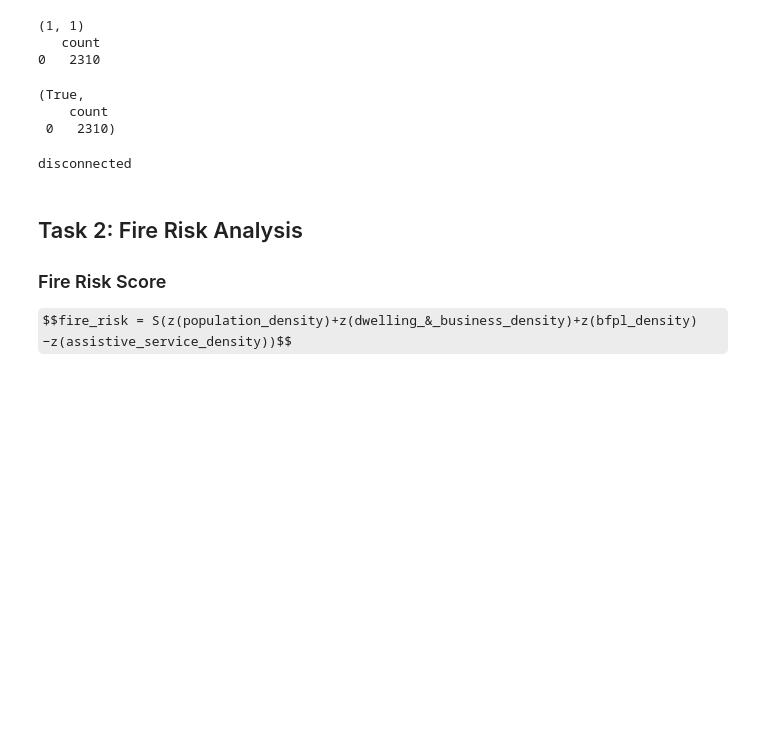
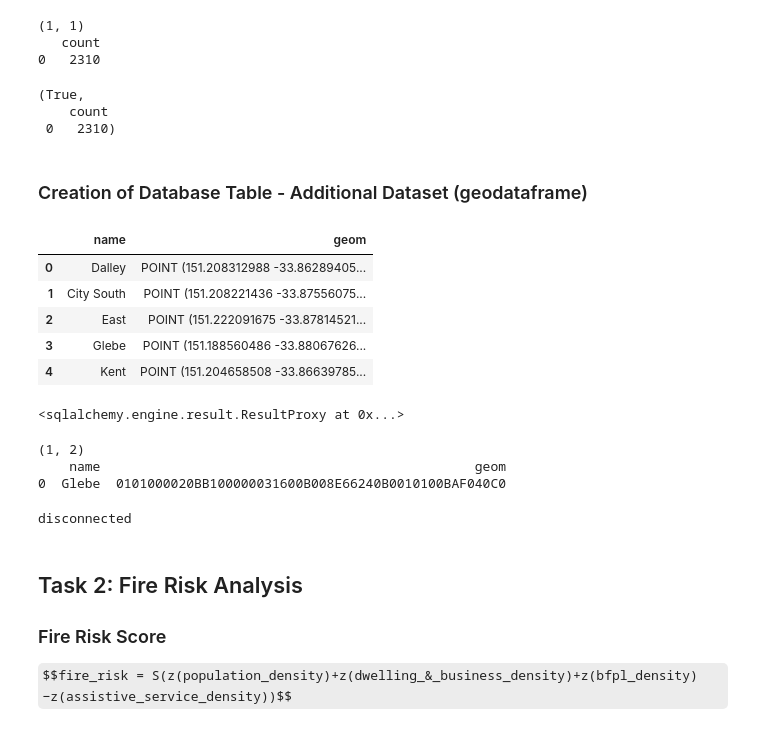
Before and after one commit to ew92/data2001_project, a Jupyter notebook: main.ipynb, the cells around one changed output. Saved outputs shown, nothing was run; the diff lists cells and outputs as text; code cells hidden in the pictures; some formulas as TeX source; blank space fills up the shorter version.

```diff
--- a/main.ipynb
+++ b/main.ipynb
@@ -653,3 +719,31 @@ LIMIT 1;""")
 (True,
     count
  0   2310)
+# %% [markdown]
+### Creation of Database Table - Additional Dataset (geodataframe)
+# %%
+# Use create_wkt_point_element function to create point geom column
+
+srid = 4283
+exchanges_gdf['geom'] = exchanges_gdf['geometry'].apply(lambda x: create_wkt_point_element(geom=x, srid=srid))
+exchanges_gdf = exchanges_gdf.drop(columns="geometry")
+exchanges_gdf.head()
+# %% [output]
+|  | name | geom |
+| 0 | Dalley | POINT (151.208312988 -33.86289405... |
+| 1 | City South | POINT (151.208221436 -33.87556075... |
+| 2 | East | POINT (151.222091675 -33.87814521... |
+| 3 | Glebe | POINT (151.188560486 -33.88067626... |
+| 4 | Kent | POINT (151.204658508 -33.86639785... |
+# %%
+conn.execute("DROP TABLE IF EXISTS exchanges")
+
+exchanges_create = '''CREATE TABLE exchanges (
+                     name VARCHAR NOT NULL,
+                     geom GEOMETRY(POINT, 4283),
+                     CONSTRAINT exchanges_pkey PRIMARY KEY (name)
+                     )'''
+
+conn.execute(exchanges_create)
+# %% [output]
+<sqlalchemy.engine.result.ResultProxy at 0x...>
@@ -656,3 +754,10 @@ LIMIT 1;""")
+# %%
+# Check table
+a_response, a_df = pgquery(conn, """SELECT * FROM exchanges WHERE name = 'Glebe' """)
+# %% [output]
+(1, 2)
+    name                                                geom
+0  Glebe  0101000020BB100000031600B008E66240B0010100BAF040C0
 # %%
 # Disconnect from DB
 
```
Also changed, not shown: parts of 7 cells of this notebook.
